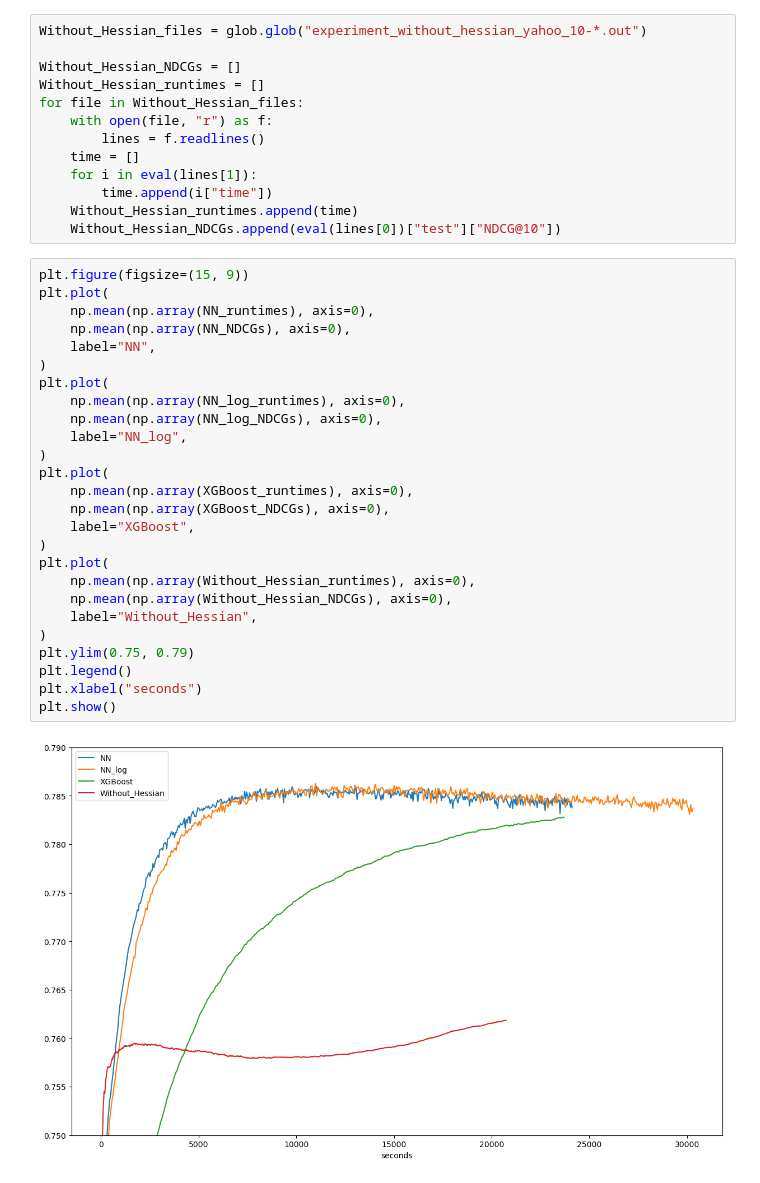
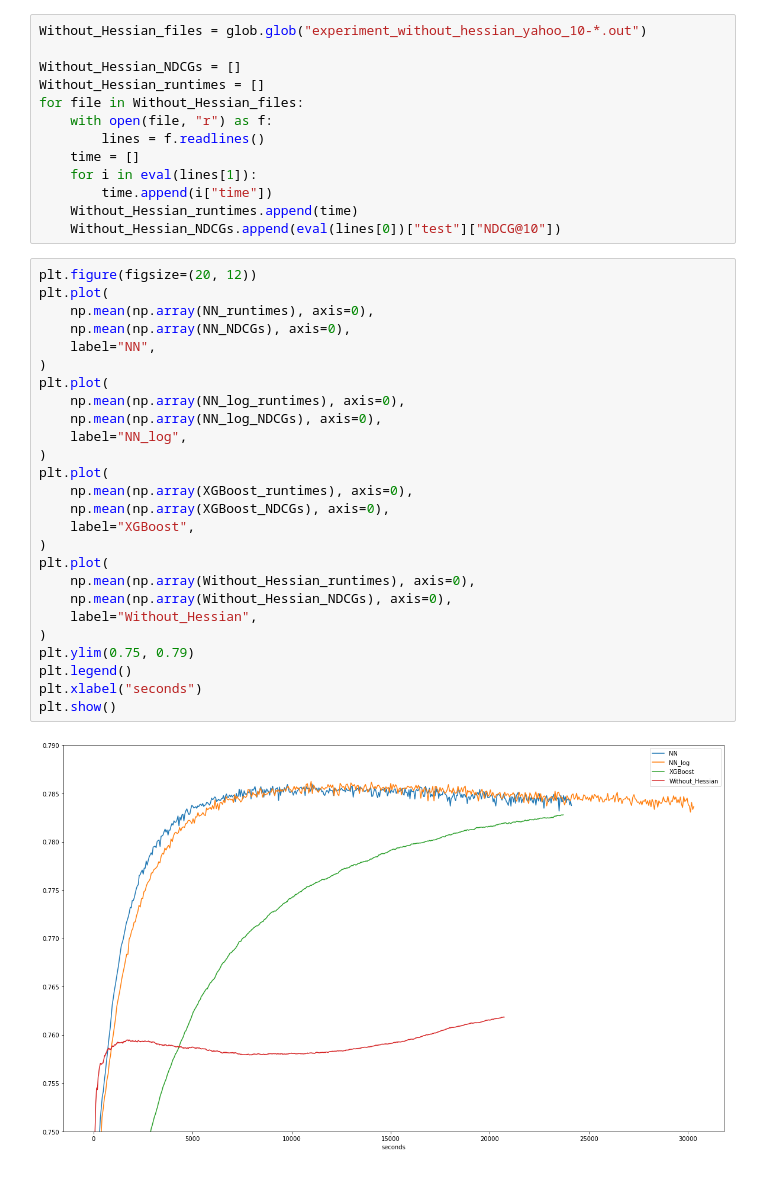
Before and after one commit to jkang98/plrank-short-paper, a Jupyter notebook: experiments/yahoo/K=10/plot_K_10_yahoo.ipynb, the cells around one changed output. Drawn from its saved outputs; the diff is of its cells as text.

```diff
--- a/experiments/yahoo/K=10/plot_K_10_yahoo.ipynb
+++ b/experiments/yahoo/K=10/plot_K_10_yahoo.ipynb
@@ -64,31 +64,31 @@ for file in Without_Hessian_files:
     Without_Hessian_runtimes.append(time)
     Without_Hessian_NDCGs.append(eval(lines[0])["test"]["NDCG@10"])
 # %%
-plt.figure(figsize=(15, 9))
+plt.figure(figsize=(20, 12))
 plt.plot(
     np.mean(np.array(NN_runtimes), axis=0),
     np.mean(np.array(NN_NDCGs), axis=0),
     label="NN",
 )
 plt.plot(
     np.mean(np.array(NN_log_runtimes), axis=0),
     np.mean(np.array(NN_log_NDCGs), axis=0),
     label="NN_log",
 )
 plt.plot(
     np.mean(np.array(XGBoost_runtimes), axis=0),
     np.mean(np.array(XGBoost_NDCGs), axis=0),
     label="XGBoost",
 )
 plt.plot(
     np.mean(np.array(Without_Hessian_runtimes), axis=0),
     np.mean(np.array(Without_Hessian_NDCGs), axis=0),
     label="Without_Hessian",
 )
 plt.ylim(0.75, 0.79)
 plt.legend()
 plt.xlabel("seconds")
 plt.show()
 # %% [output]
-[figure, old version]
+[figure, new version]
 # %%
```
Also changed, not shown: parts of 1 cell of this notebook, 17 other files.
